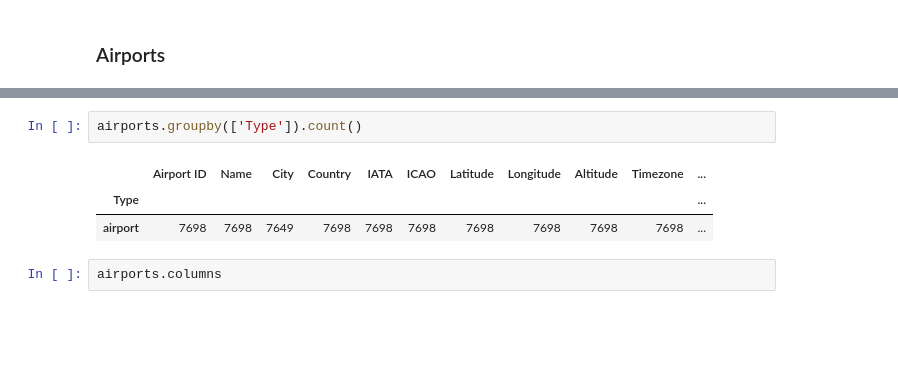
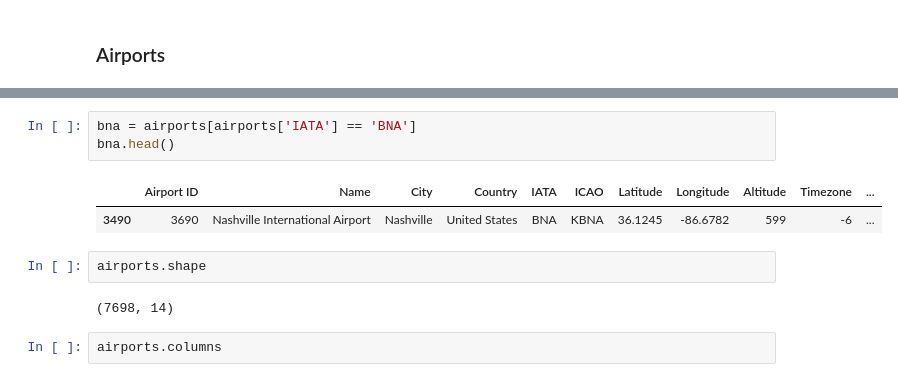
Before and after one commit to scottschriver/NSS_Capstone, a Jupyter notebook: Notebooks/Flight_delays.ipynb, the cells around one changed output, grey strips where cells are left out. Saved outputs shown, nothing was run; the diff lists cells and outputs as text; blank space fills up the shorter version.

```diff
--- a/Notebooks/Flight_delays.ipynb
+++ b/Notebooks/Flight_delays.ipynb
@@ -161,12 +161,16 @@ airports.head()
 | 2 | 3 | Mount Hagen Kagamuga Airport | Mount Hagen | Papua New Guinea | HGU | AYMH | -5.826790 | 144.296005 | 5388 | 10 | ... |
 | 3 | 4 | Nadzab Airport | Nadzab | Papua New Guinea | LAE | AYNZ | -6.569803 | 146.725977 | 239 | 10 | ... |
 | 4 | 5 | Port Moresby Jacksons Internation... | Port Moresby | Papua New Guinea | POM | AYPY | -9.443380 | 147.220001 | 146 | 10 | ... |
+# %%
+bna = airports[airports['IATA'] == 'BNA']
+bna.head()
+# %% [output]
+|  | Airport ID | Name | City | Country | IATA | ICAO | Latitude | Longitude | Altitude | Timezone | ... |
+| 3490 | 3690 | Nashville International Airport | Nashville | United States | BNA | KBNA | 36.1245 | -86.6782 | 599 | -6 | ... |
 # %%
-airports.groupby(['Type']).count()
+airports.shape
 # %% [output]
-|  | Airport ID | Name | City | Country | IATA | ICAO | Latitude | Longitude | Altitude | Timezone | ... |
-| Type |  |  |  |  |  |  |  |  |  |  | ... |
-| airport | 7698 | 7698 | 7649 | 7698 | 7698 | 7698 | 7698 | 7698 | 7698 | 7698 | ... |
+(7698, 14)
 # %%
 airports.columns
 # %% [output]
```
Also changed, not shown: parts of 44 cells of this notebook.
